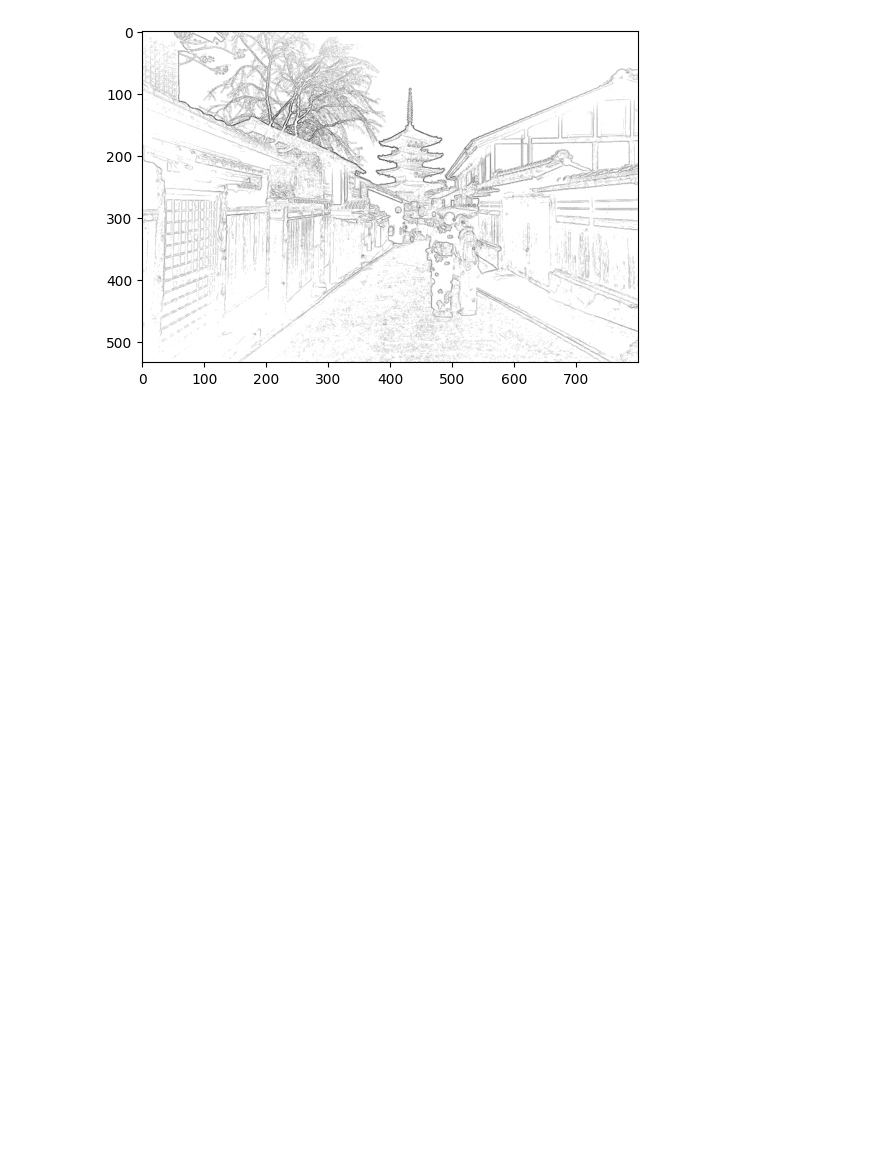
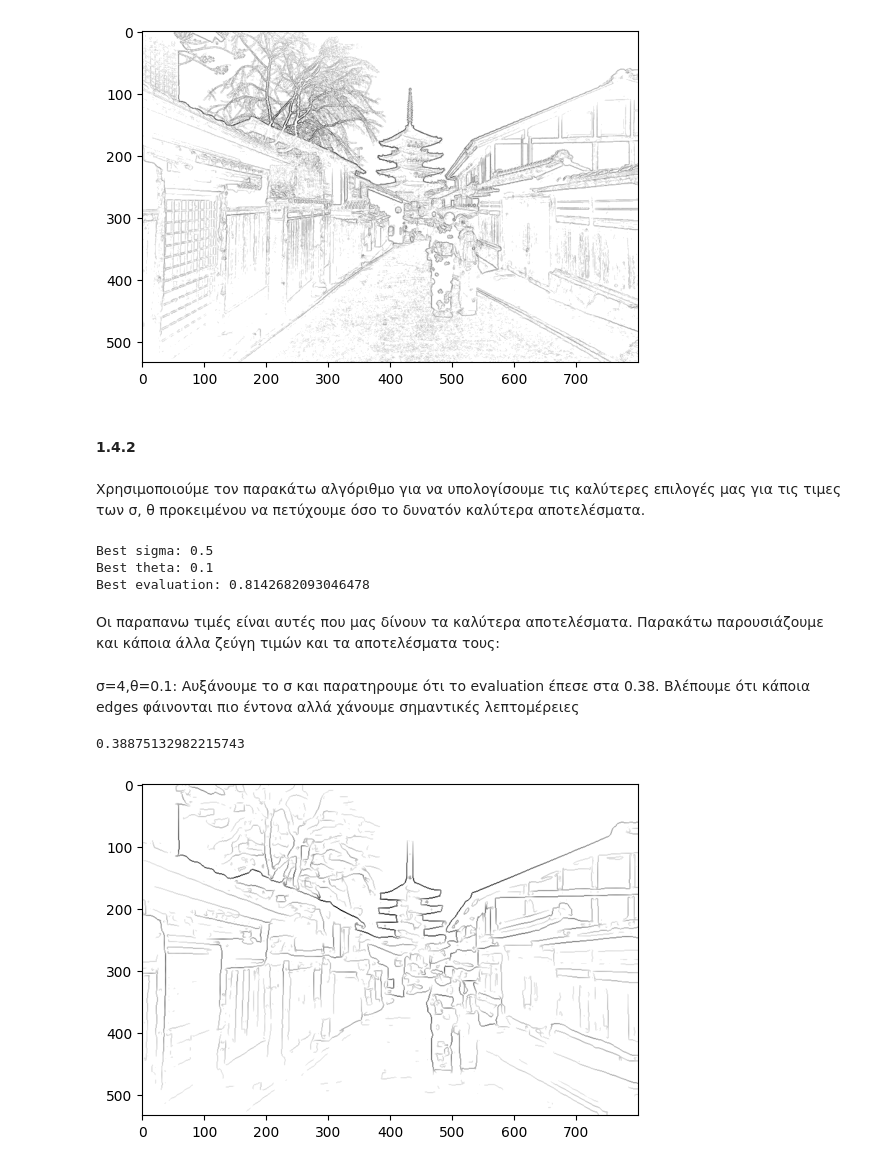
Before and after one commit to OdysseasDrys/Computer-Vision, a Jupyter notebook: lab1_1.ipynb, the cells around one changed output. Drawn from its saved outputs; the diff is of its cells as text; code cells hidden in the pictures; blank space fills up the shorter version.

```diff
--- a/lab1_1.ipynb
+++ b/lab1_1.ipynb
@@ -246,10 +246,10 @@ plt.imshow(kyoto_img,cmap = "gray_r")
 # %% [markdown]
 Βρίσκουμε τις πραγματικές ακμές του kyoto
 # %%
-M = cv2.dilate(kyoto_img, B) - cv2.erode( kyoto_img, B)
-T = (M > 0.15* np.max(M)).astype(np.uint8)/255
+MK = cv2.dilate(kyoto_img, B) - cv2.erode( kyoto_img, B)
+TK = (MK > 0.15* np.max(MK)).astype(np.uint8)/255
 
-plt.imshow(T, cmap='gray_r')
+plt.imshow(TK, cmap='gray_r')
 plt.show()
 # %% [output]
 [figure]
@@ -264,3 +264,44 @@ evaluation(kyoto_edges,T)
 # %% [output]
 0.8142682093046478
 [figure]
+# %% [markdown]
+<h4>1.4.2</h4>
+# %% [markdown]
+<h9>Χρησιμοποιούμε τον παρακάτω αλγόριθμο για να υπολογίσουμε τις καλύτερες επιλογές μας για τις τιμες των σ, θ προκειμένου να πετύχουμε όσο το δυνατόν καλύτερα αποτελέσματα. </h9>
+# %%
+best_evaluation = 0
+best_sigma = None
+best_theta = None
+
+for sigma in np.arange(0.5, 3, 0.5):
+    for theta in np.arange(0.1, 0.5, 0.1):
+        D = EdgeDetect(kyoto_img, sigma, theta, 'nonlinear')
+        evaluation_score = evaluation(kyoto_edges,TK)
+        if evaluation_score > best_evaluation:
+            best_evaluation = evaluation_score
+            best_sigma = sigma
+            best_theta = theta
+
+print("Best sigma:", best_sigma)
+print("Best theta:", best_theta)
+print("Best evaluation:", best_evaluation)
+# %% [output]
+Best sigma: 0.5
+Best theta: 0.1
+Best evaluation: 0.8142682093046478
+# %% [markdown]
+<h9> Οι παραπανω τιμές είναι αυτές που μας δίνουν τα καλύτερα αποτελέσματα. Παρακάτω παρουσιάζουμε και κάποια άλλα ζεύγη τιμών και τα αποτελέσματα τους:
+</h9>
+# %% [markdown]
+<h10>
+σ=4,θ=0.1: Αυξάνουμε το σ και παρατηρουμε ότι το evaluation έπεσε στα 0.38. Βλέπουμε ότι κάποια edges φάινονται πιο έντονα αλλά χάνουμε σημαντικές λεπτομέρειες
+</10>
+# %%
+kyoto_edges= EdgeDetect(kyoto_img, 4, 0.1, 'nonlinear')
+
+plt.imshow(kyoto_edges,cmap = "gray_r")
+
+evaluation(kyoto_edges,TK)
+# %% [output]
+0.38875132982215743
+[figure, added]
```
Also changed, not shown: parts of 7 cells of this notebook.
